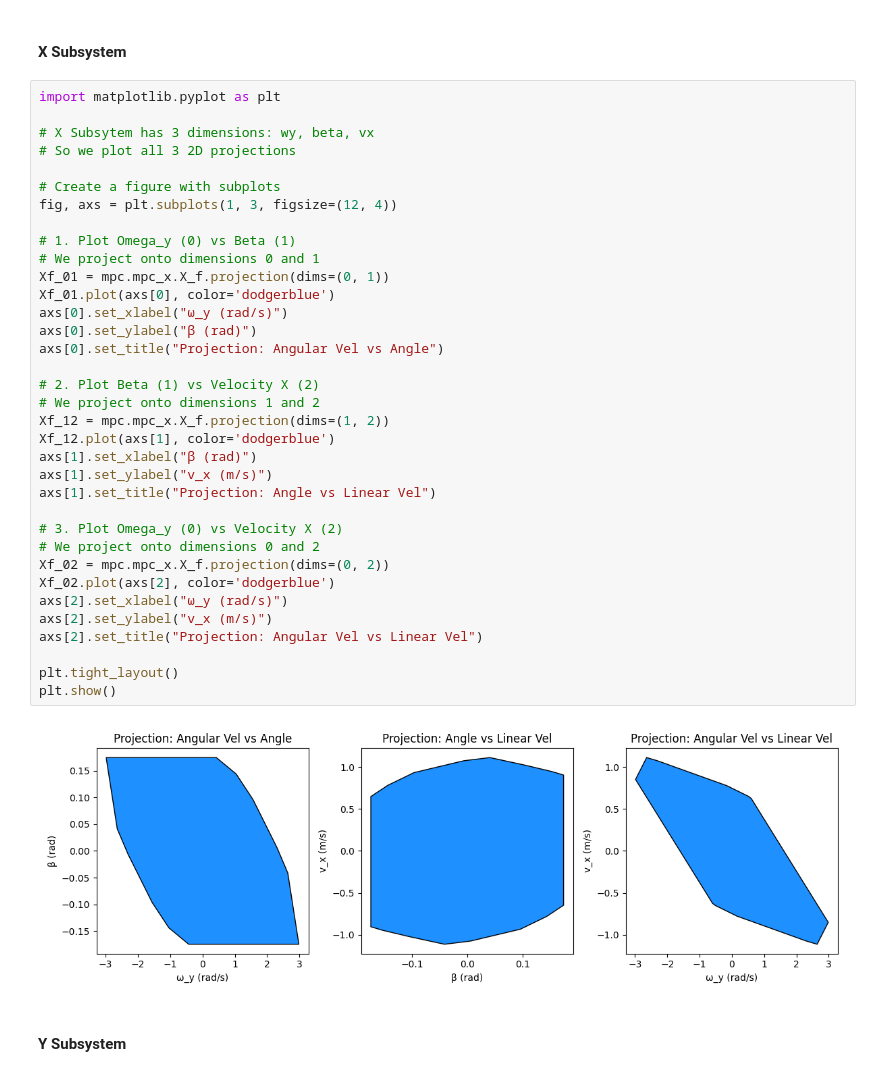
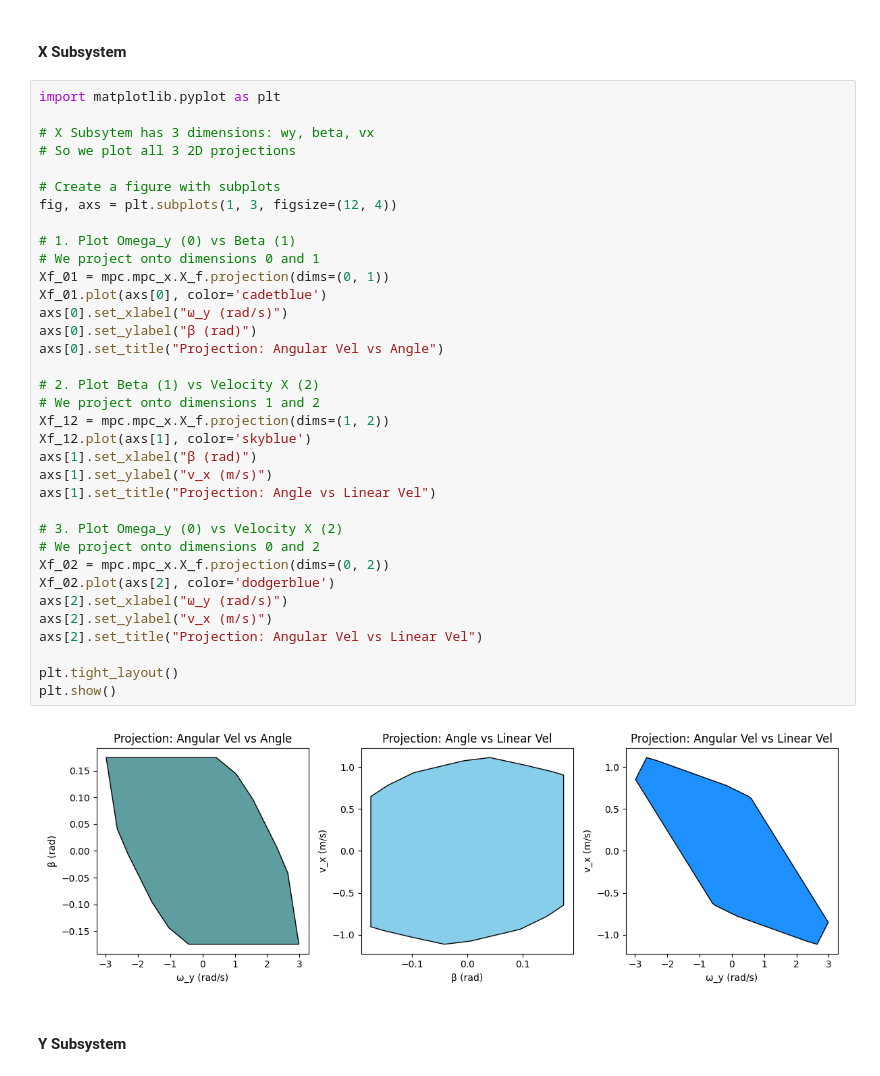
Before and after one commit to tancredelg/MPC-Course-EPFL, a Jupyter notebook: project/Deliverable_3_1/Deliverable_3_1.ipynb, the cells around one changed output. Drawn from its saved outputs; the diff is of its cells as text.

```diff
--- a/project/Deliverable_3_1/Deliverable_3_1.ipynb
+++ b/project/Deliverable_3_1/Deliverable_3_1.ipynb
@@ -121,36 +115,36 @@ import matplotlib.pyplot as plt
 # So we plot all 3 2D projections
 
 # Create a figure with subplots
 fig, axs = plt.subplots(1, 3, figsize=(12, 4))
 
 # 1. Plot Omega_y (0) vs Beta (1)
 # We project onto dimensions 0 and 1
 Xf_01 = mpc.mpc_x.X_f.projection(dims=(0, 1))
-Xf_01.plot(axs[0], color='dodgerblue')
+Xf_01.plot(axs[0], color='cadetblue')
 axs[0].set_xlabel("ω_y (rad/s)")
 axs[0].set_ylabel("β (rad)")
 axs[0].set_title("Projection: Angular Vel vs Angle")
 
 # 2. Plot Beta (1) vs Velocity X (2)
 # We project onto dimensions 1 and 2
 Xf_12 = mpc.mpc_x.X_f.projection(dims=(1, 2))
-Xf_12.plot(axs[1], color='dodgerblue')
+Xf_12.plot(axs[1], color='skyblue')
 axs[1].set_xlabel("β (rad)")
 axs[1].set_ylabel("v_x (m/s)")
 axs[1].set_title("Projection: Angle vs Linear Vel")
 
 # 3. Plot Omega_y (0) vs Velocity X (2)
 # We project onto dimensions 0 and 2
 Xf_02 = mpc.mpc_x.X_f.projection(dims=(0, 2))
 Xf_02.plot(axs[2], color='dodgerblue')
 axs[2].set_xlabel("ω_y (rad/s)")
 axs[2].set_ylabel("v_x (m/s)")
 axs[2].set_title("Projection: Angular Vel vs Linear Vel")
 
 plt.tight_layout()
 plt.show()
 # %% [output]
-[figure, old version]
+[figure, new version]
 # %% [markdown]
 #### Y Subsystem
 # %%
```
Also changed, not shown: parts of 7 cells of this notebook, 10 other files.
